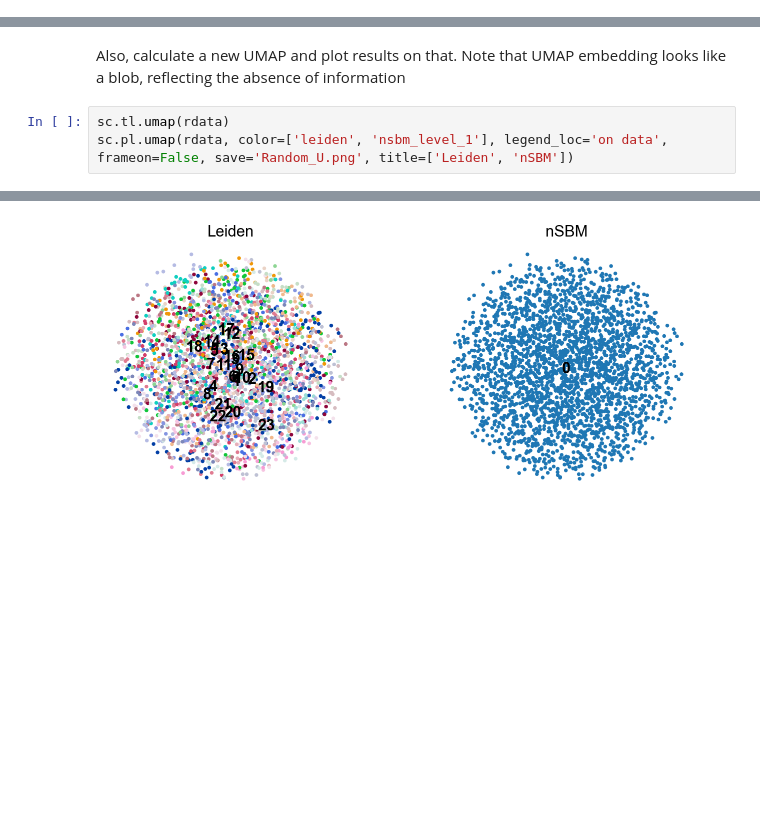
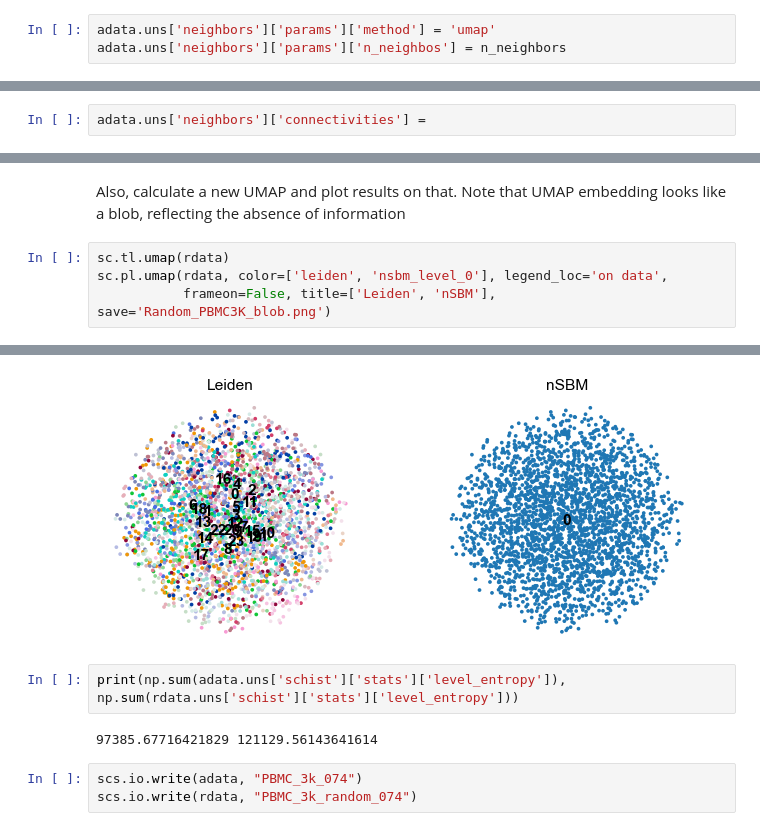
Before and after one commit to dawe/schist-notebooks, a Jupyter notebook: schist_paper/Random Data.ipynb, the cells around one changed output, grey strips where cells are left out. Drawn from its saved outputs; the diff is of its cells as text; blank space fills up the shorter version.

```diff
--- a/schist_paper/Random Data.ipynb
+++ b/schist_paper/Random Data.ipynb
@@ -22,3 +22,6 @@ sc.set_figure_params(dpi_save=300)
 # %%
 adata = sc.datasets.pbmc3k_processed()
 rdata = adata.copy()
+# %%
+adata.uns['neighbors']['params']['method'] = 'umap'
+adata.uns['neighbors']['params']['n_neighbos'] = n_neighbors
@@ -24,0 +33,2 @@ rdata = adata.copy()
+# %%
+adata.uns['neighbors']['connectivities'] =
@@ -142,6 +165,7 @@ WARNING: saving figure to file figures/umapRandom.png
 Also, calculate a new UMAP and plot results on that. Note that UMAP embedding looks like a blob, reflecting the absence of information
 # %%
 sc.tl.umap(rdata)
-sc.pl.umap(rdata, color=['leiden', 'nsbm_level_1'], legend_loc='on data', frameon=False, save='Random_U.png', title=['Leiden', 'nSBM'])
+sc.pl.umap(rdata, color=['leiden', 'nsbm_level_0'], legend_loc='on data',
+           frameon=False, title=['Leiden', 'nSBM'], save='Random_PBMC3K_blob.png')
 # %% [output]
 computing UMAP
@@ -150 +174,8 @@ WARNING: saving figure to file figures/umapRandom_U.png
-[figure, old version]
+[figure, new version]
+# %%
+print(np.sum(adata.uns['schist']['stats']['level_entropy']), np.sum(rdata.uns['schist']['stats']['level_entropy']))
+# %% [output]
+97385.67716421829 121129.56143641614
+# %%
+scs.io.write(adata, "PBMC_3k_074")
+scs.io.write(rdata, "PBMC_3k_random_074")
```
Also changed, not shown: parts of 16 cells of this notebook, 3 other files.
